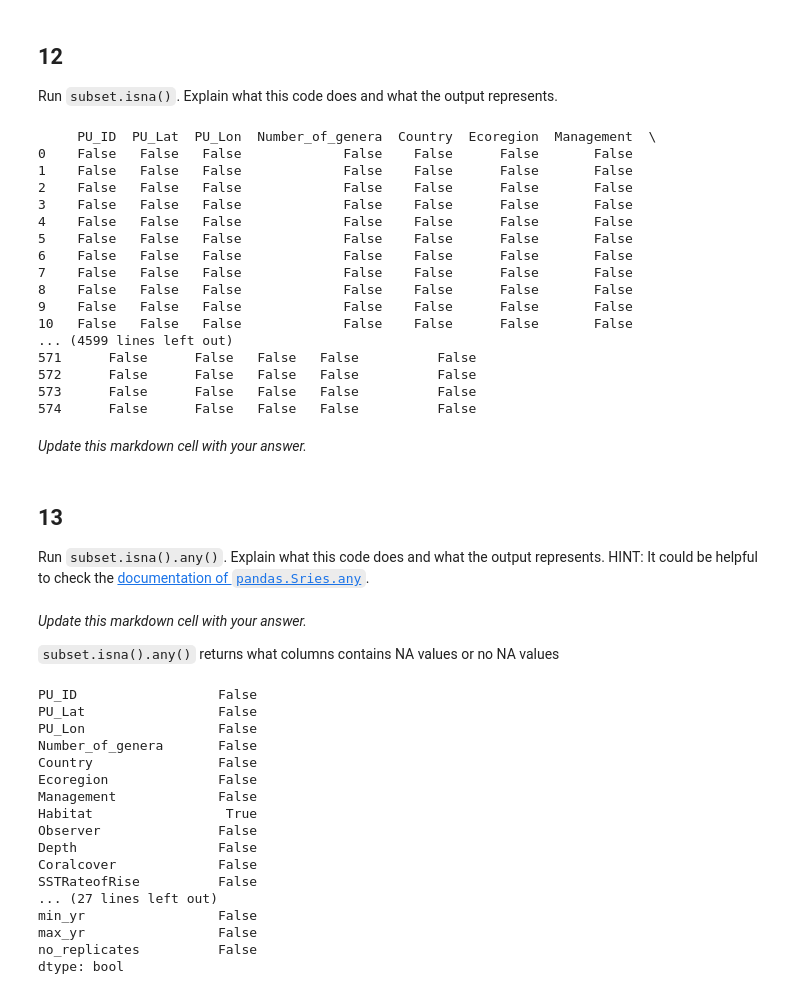
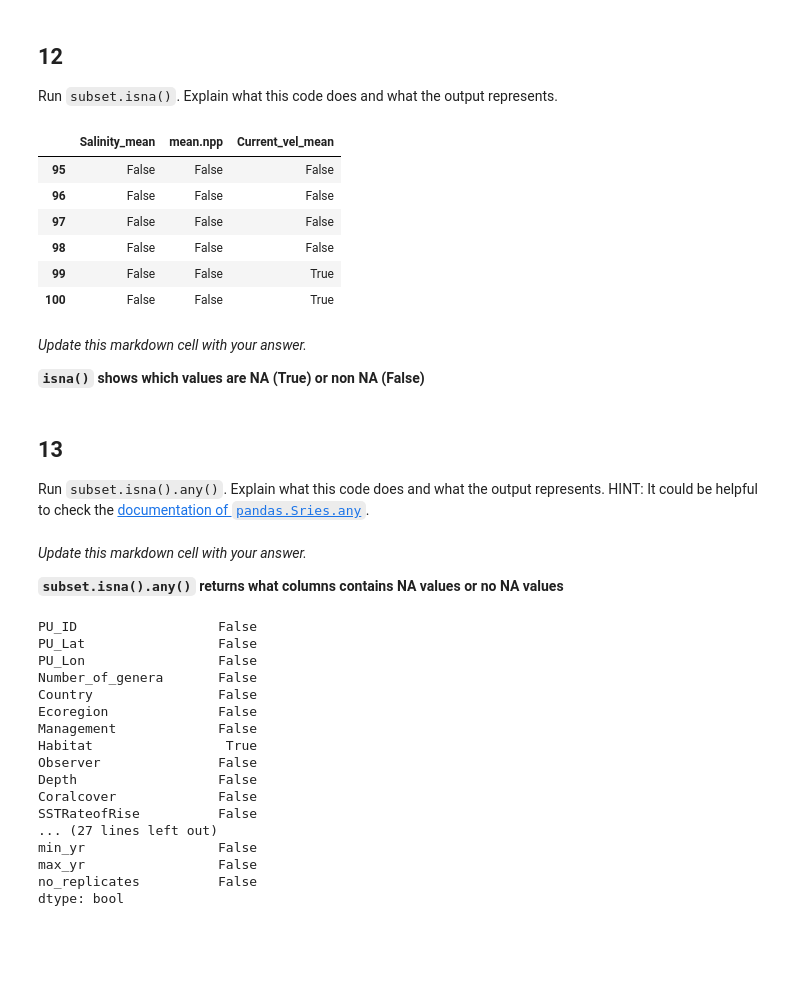
Before and after one commit to kristinaglass/eds220-hwk-1, a Jupyter notebook: hwk1-task3.ipynb, the cells around one changed output. Cells and saved outputs as stored; diff of their text form; code cells hidden in the pictures; blank space fills up the shorter version.

```diff
--- a/hwk1-task3.ipynb
+++ b/hwk1-task3.ipynb
@@ -302,7 +294,8 @@ Use `iloc` to select rows 95 throuhg 100 (including 100) in the 17th, 20th, and
 # %%
 # solve exercise here
 #iloc finds integer position of the rows 95-100 when indexed at 0 and columns 17,20, and 28 when indexed at 0
-coral_div.iloc[ 95:101, [16,19,27]]
+subset = coral_div.iloc[ 95:101, [16,19,27]]
+subset
 # %% [output]
 |  | Salinity_mean | mean.npp | Current_vel_mean |
 | 95 | 35.201630 | 1365.146729 | 0.878417 |
@@ -316,35 +309,27 @@ coral_div.iloc[ 95:101, [16,19,27]]
 
 Run `subset.isna()`. Explain what this code does and what the output represents.
 # %%
-#indicates which values are NA values
-coral_div.isna()
+#indicates which values are NA values, with non NA's registering as 'False'
+subset.isna()
 # %% [output]
-     PU_ID  PU_Lat  PU_Lon  Number_of_genera  Country  Ecoregion  Management  \
-0    False   False   False             False    False      False       False
-1    False   False   False             False    False      False       False
-2    False   False   False             False    False      False       False
-3    False   False   False             False    False      False       False
-4    False   False   False             False    False      False       False
-5    False   False   False             False    False      False       False
-6    False   False   False             False    False      False       False
-7    False   False   False             False    False      False       False
-8    False   False   False             False    False      False       False
-9    False   False   False             False    False      False       False
-10   False   False   False             False    False      False       False
-... (4599 lines left out)
-571      False      False   False   False          False
-572      False      False   False   False          False
-573      False      False   False   False          False
-574      False      False   False   False          False
+|  | Salinity_mean | mean.npp | Current_vel_mean |
+| 95 | False | False | False |
+| 96 | False | False | False |
+| 97 | False | False | False |
+| 98 | False | False | False |
+| 99 | False | False | True |
+| 100 | False | False | True |
 # %% [markdown]
 *Update this markdown cell with your answer.*
+
+**`isna()` shows which values are NA (True) or non NA (False)**
 # %% [markdown]
 ## 13
 Run `subset.isna().any()`. Explain what this code does and what the output represents. HINT: It could be helpful to check the [documentation of `pandas.Sries.any`](https://pandas.pydata.org/docs/reference/api/pandas.Series.any.html).
 # %% [markdown]
 *Update this markdown cell with your answer.*
 
-`subset.isna().any()` returns what columns contains NA values or no NA values
+**`subset.isna().any()` returns what columns contains NA values or no NA values**
 # %%
 coral_div.isna().any()
 # %% [output]
```
Also changed, not shown: parts of 4 cells of this notebook.
